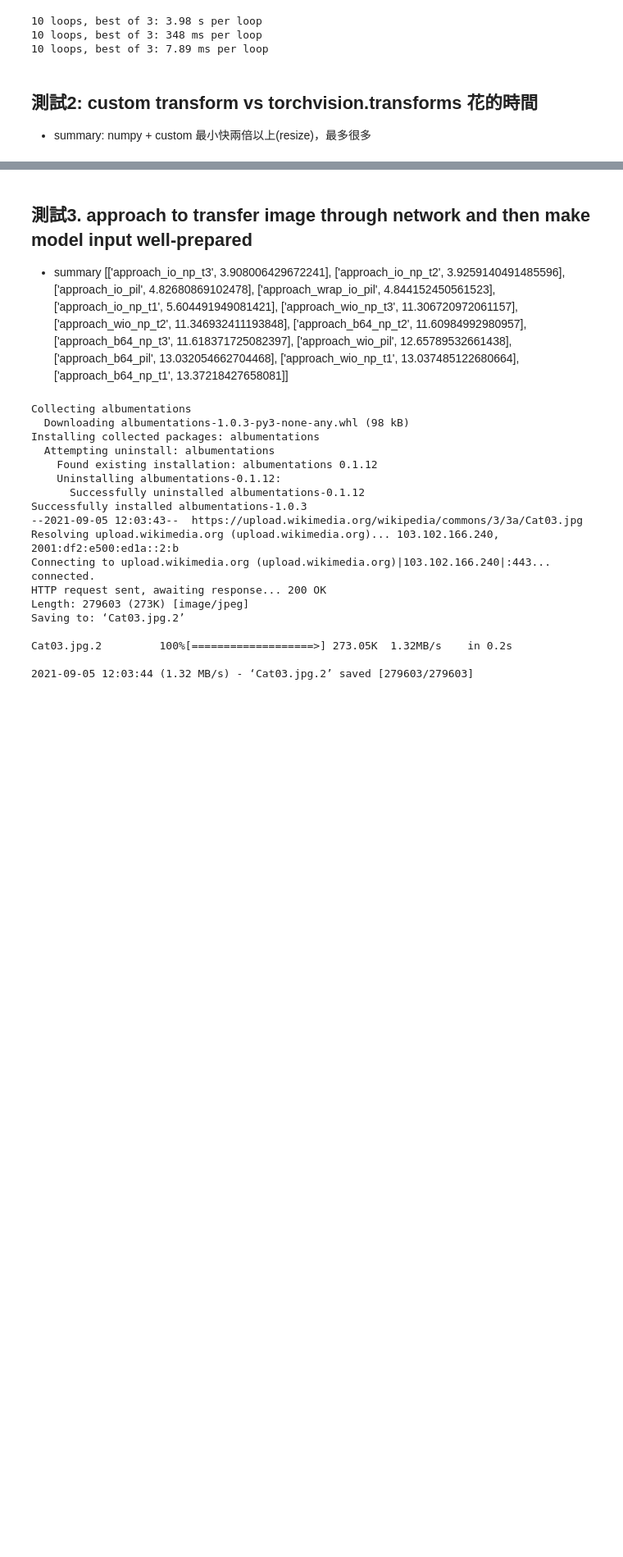
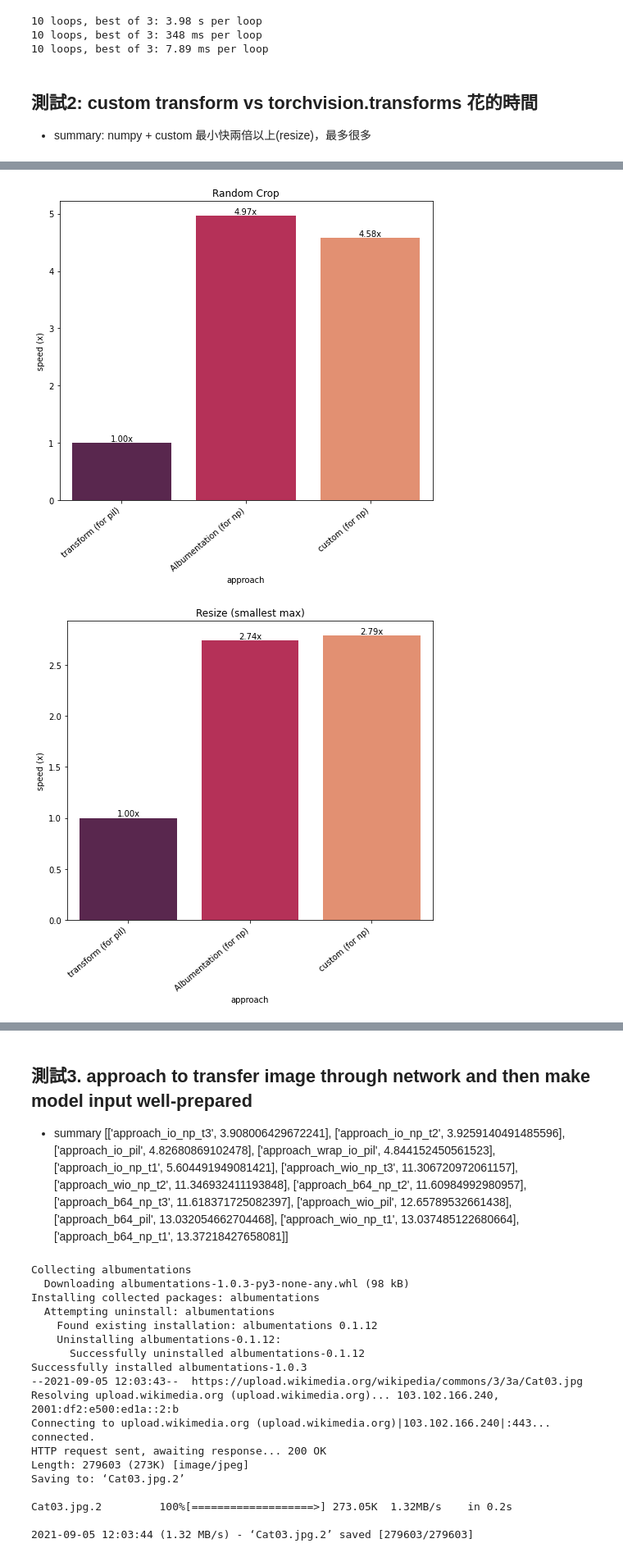
Before and after one commit to a8356555/Real-Time-Emotional-Detector, a Jupyter notebook: emotional_detector.ipynb, the cells around one changed output, grey strips where cells are left out. Shown: that part at 82% size. Saved outputs shown, nothing was run; the diff lists cells and outputs as text; code cells hidden in the pictures; blank space fills up the shorter version.

```diff
--- a/side_project_emotional_detector.ipynb
+++ b/emotional_detector.ipynb
@@ -975,0 +963,64 @@ resizer
+# %%
+a = [["transform (for pil)", 33.7],
+        ["Albumentation (for np)", 6.78],
+        ["custom (for np)", 7.36]]
+
+import pandas as pd
+df = pd.DataFrame(a, columns=["approach", "speed (x)"])
+df["speed (x)"] = df["speed (x)"].apply(lambda x: 33.7/x)
+
+import seaborn as sns
+import matplotlib.pyplot as plt
+plt.figure(figsize=(7, 7))
+
+for i in df.index:
+    word = df.loc[i, "speed (x)"]
+    y = df.loc[i, "speed (x)"]
+    plt.annotate(f"{word:.2f}x", (i, y), ha="center", va="bottom")
+ax = sns.barplot(x="approach", y="speed (x)", data=df, palette="rocket")
+ax.set_xticklabels(ax.get_xticklabels(), rotation=40, ha="right")
+ax.set_title("Random Crop")
+plt.tight_layout()
+
+
+a = [["transform (for pil)", 2.82],
+        ["Albumentation (for np)", 1.03],
+        ["custom (for np)", 1.01]]
+
+df = pd.DataFrame(a, columns=["approach", "speed (x)"])
+df["speed (x)"] = df["speed (x)"].apply(lambda x: 2.82/x)
+
+plt.figure(figsize=(7, 7))
+
+for i in df.index:
+    word = df.loc[i, "speed (x)"]
+    y = df.loc[i, "speed (x)"]
+    plt.annotate(f"{word:.2f}x", (i, y), ha="center", va="bottom")
+ax = sns.barplot(x="approach", y="speed (x)", data=df, palette="rocket")
+ax.set_xticklabels(ax.get_xticklabels(), rotation=40, ha="right")
+ax.set_title("Resize (smallest max)")
+plt.tight_layout()
+
+
+a = [["transform (for pil)", 2.63],
+        ["transform (for np)", 1.88],
+        ["Albumentation (for np)", 1.04],
+        ["custom (for np)", 1.02]]
+
+
+df = pd.DataFrame(a, columns=["approach", "speed (x)"])
+df["speed (x)"] = df["speed (x)"].apply(lambda x: 2.63/x)
+
+plt.figure(figsize=(7, 7))
+
+for i in df.index:
+    word = df.loc[i, "speed (x)"]
+    y = df.loc[i, "speed (x)"]
+    plt.annotate(f"{word:.2f}x", (i, y), ha="center", va="bottom")
+ax = sns.barplot(x="approach", y="speed (x)", data=df, palette="rocket")
+ax.set_xticklabels(ax.get_xticklabels(), rotation=40, ha="right")
+ax.set_title("ToTensor Value (0~1)")
+plt.tight_layout()
+# %% [output]
+[figure, added]
+[figure, added]
```
Also changed, not shown: parts of 3 cells of this notebook, 4 other files.
